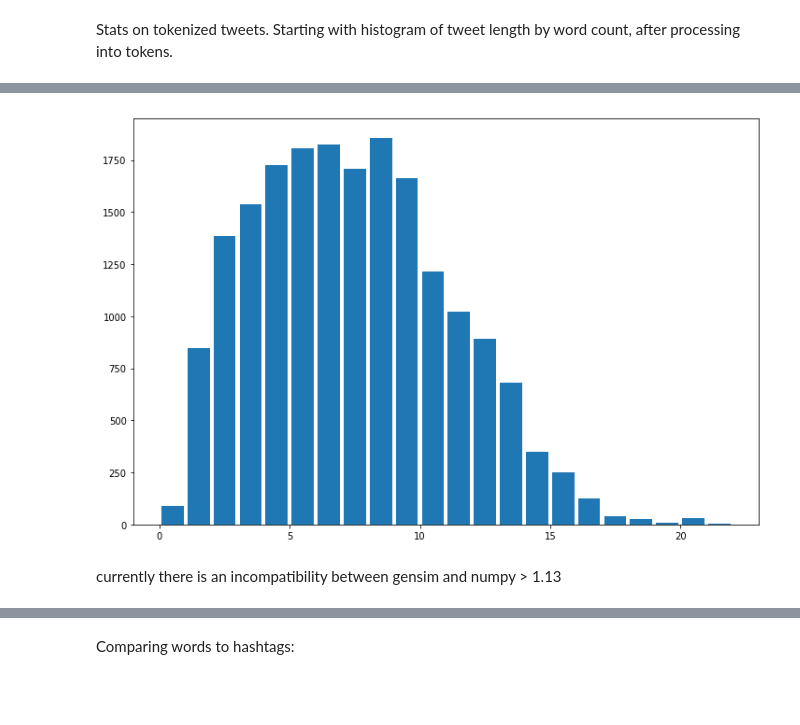
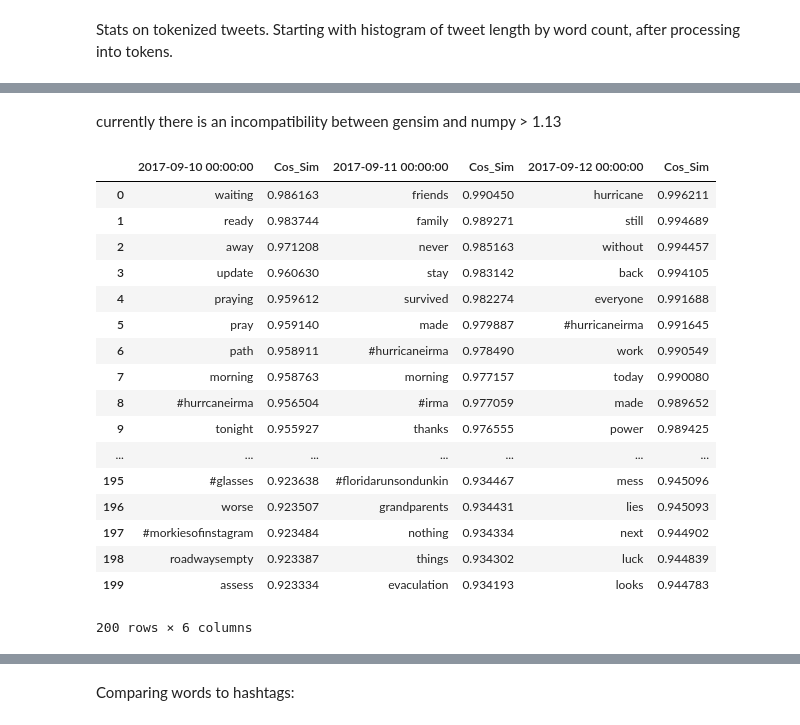
Before and after one commit to brownworth/TwitterDisaster, a Jupyter notebook: Related-Words.ipynb, the cells around one changed output, grey strips where cells are left out. Drawn from its saved outputs; the diff is of its cells as text; code cells hidden in the pictures; blank space fills up the shorter version.

```diff
--- a/Related-Words.ipynb
+++ b/Related-Words.ipynb
@@ -52,6 +53,9 @@ def clean_tweet(tweet):
     tweet = re.sub(r'\b(amp|gt|lt)\b','',tweet)
 #     remove punctuation, including hashtags:
 #     tweet = tweet.translate(tweet.maketrans('','',string.punctuation))
+#     drop numbers and words of < 4 characters.
+    tweet = re.sub(r'\b\w{1,3}\b','',tweet)
+    tweet = re.sub(r'\b\d+\b','',tweet)
     return tweet
 
 def tokens_no_stopwords(tweet_as_string):
@@ -77,9 +81,9 @@ Starting here, begin the iteration over times.
 related_words = pd.DataFrame()
 tweet_date = pd.to_datetime("2017-09-10 00:00:00")
 date_delta = pd.Timedelta("24HR")
-end_date = pd.to_datetime("2017-09-10 00:00:00")
+end_date = pd.to_datetime("2017-09-12 00:00:00")
 # %%
-top_num_words = 20 # number of words to include in cosine similarity ordered list
+top_num_words = 200 # number of words to include in cosine similarity ordered list
 pct_occ_thresh = .01 # words must occur a number of times >= this percent of number of tweets.
 # %% [markdown]
 List of words from this time frame, based upon the occurrence threshold above:
@@ -146,14 +118,13 @@ Name: tweet_text, dtype: int64
 # %%
 hist_fig2 = plt.figure(figsize=(12,8))
 plt.hist(tweet_window['tweet_text'].apply(tokens_no_stopwords).apply(len),bins=22,rwidth=.85);
-# %% [output]
-[figure, removed]
 # %% [markdown]
 currently there is an incompatibility between gensim and numpy > 1.13
 # %%
 for tweet_day in pd.date_range(start = tweet_date, end = end_date, freq = date_delta):
     tweet_text = tweet_full_en.loc[tweet_day:tweet_day + date_delta,"tweet_text"]
-    min_count = ceil(len(tweet_text) * pct_occ_thresh)
+#     min_count = ceil(len(tweet_text) * pct_occ_thresh)
+    min_count = 1
 #     this line is just here for diagnostic purposes.
 #     print(str(tweet_day)+": "+str(len(tweet_text))+" tweets ("+str(min_count)+" occurrence threshold)")
 
@@ -162,8 +133,16 @@ for tweet_day in pd.date_range(start = tweet_date, end = end_date, freq = date_d
     word_matrix = vector_model.wv[vector_model.wv.vocab]
 #     tsne = TSNE(n_components=2)
 #     result = tsne.fit_transform(word_matrix)
-    pca = PCA(n_components=2)
-    result = pca.fit_transform(word_matrix)
+#     pca = PCA(n_components=2)
+#     result = pca.fit_transform(word_matrix)
 
     terms_from_range = pd.DataFrame.from_records(vector_model.wv.most_similar(search_term,topn=top_num_words),columns=[tweet_day,"Cos_Sim"])
+#     query_terms = list(terms_from_range.iloc[:,0])
+#     query_terms.append("irma")
+#     print(str(tweet_day))
+#     print(" \'"+search_term+"\' tweets: "+str(len(tweet_text[tweet_text.str.contains("irma",flags=re.IGNORECASE)])))
+#     print(len(tweet_text[tweet_text.str.contains("|".join(query_terms),flags=re.IGNORECASE)]))
+#     print(len(tweet_text))
+#     filename = str(tweet_day.date())+".csv"
+#     tweet_text[tweet_text.str.contains("|".join(query_terms),flags=re.IGNORECASE)].to_csv(path=filename)
     related_words = pd.concat([related_words,terms_from_range],axis=1)
@@ -169,0 +151,21 @@ for tweet_day in pd.date_range(start = tweet_date, end = end_date, freq = date_d
+# %%
+related_words
+# %% [output]
+|  | 2017-09-10 00:00:00 | Cos_Sim | 2017-09-11 00:00:00 | Cos_Sim | 2017-09-12 00:00:00 | Cos_Sim |
+| 0 | waiting | 0.986163 | friends | 0.990450 | hurricane | 0.996211 |
+| 1 | ready | 0.983744 | family | 0.989271 | still | 0.994689 |
+| 2 | away | 0.971208 | never | 0.985163 | without | 0.994457 |
+| 3 | update | 0.960630 | stay | 0.983142 | back | 0.994105 |
+| 4 | praying | 0.959612 | survived | 0.982274 | everyone | 0.991688 |
+| 5 | pray | 0.959140 | made | 0.979887 | #hurricaneirma | 0.991645 |
+| 6 | path | 0.958911 | #hurricaneirma | 0.978490 | work | 0.990549 |
+| 7 | morning | 0.958763 | morning | 0.977157 | today | 0.990080 |
+| 8 | #hurrcaneirma | 0.956504 | #irma | 0.977059 | made | 0.989652 |
+| 9 | tonight | 0.955927 | thanks | 0.976555 | power | 0.989425 |
+| ... | ... | ... | ... | ... | ... | ... |
+| 195 | #glasses | 0.923638 | #floridarunsondunkin | 0.934467 | mess | 0.945096 |
+| 196 | worse | 0.923507 | grandparents | 0.934431 | lies | 0.945093 |
+| 197 | #morkiesofinstagram | 0.923484 | nothing | 0.934334 | next | 0.944902 |
+| 198 | roadwaysempty | 0.923387 | things | 0.934302 | luck | 0.944839 |
+| 199 | assess | 0.923334 | evaculation | 0.934193 | looks | 0.944783 |
+200 rows × 6 columns
```
Also changed, not shown: parts of 35 cells of this notebook.
